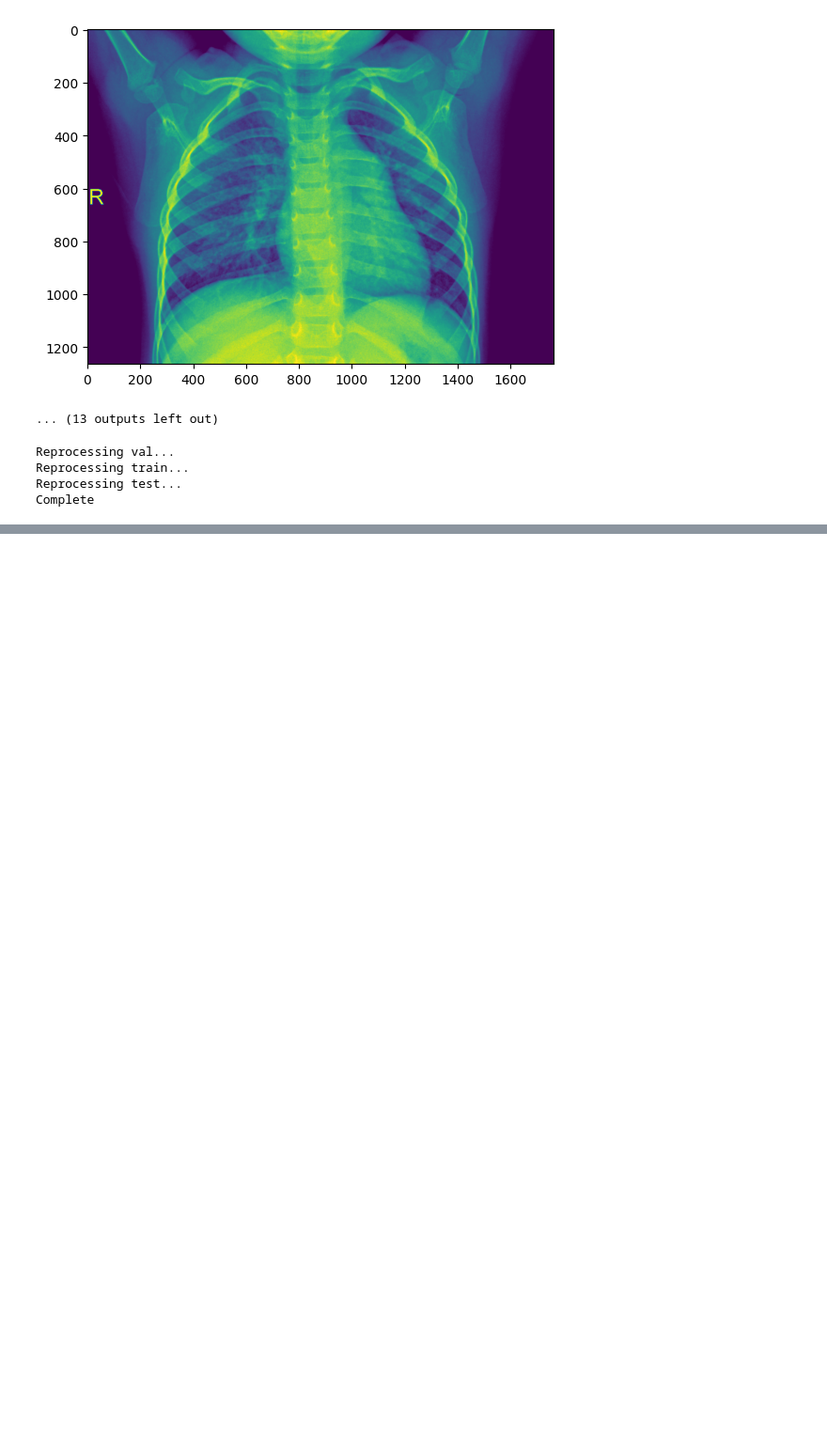
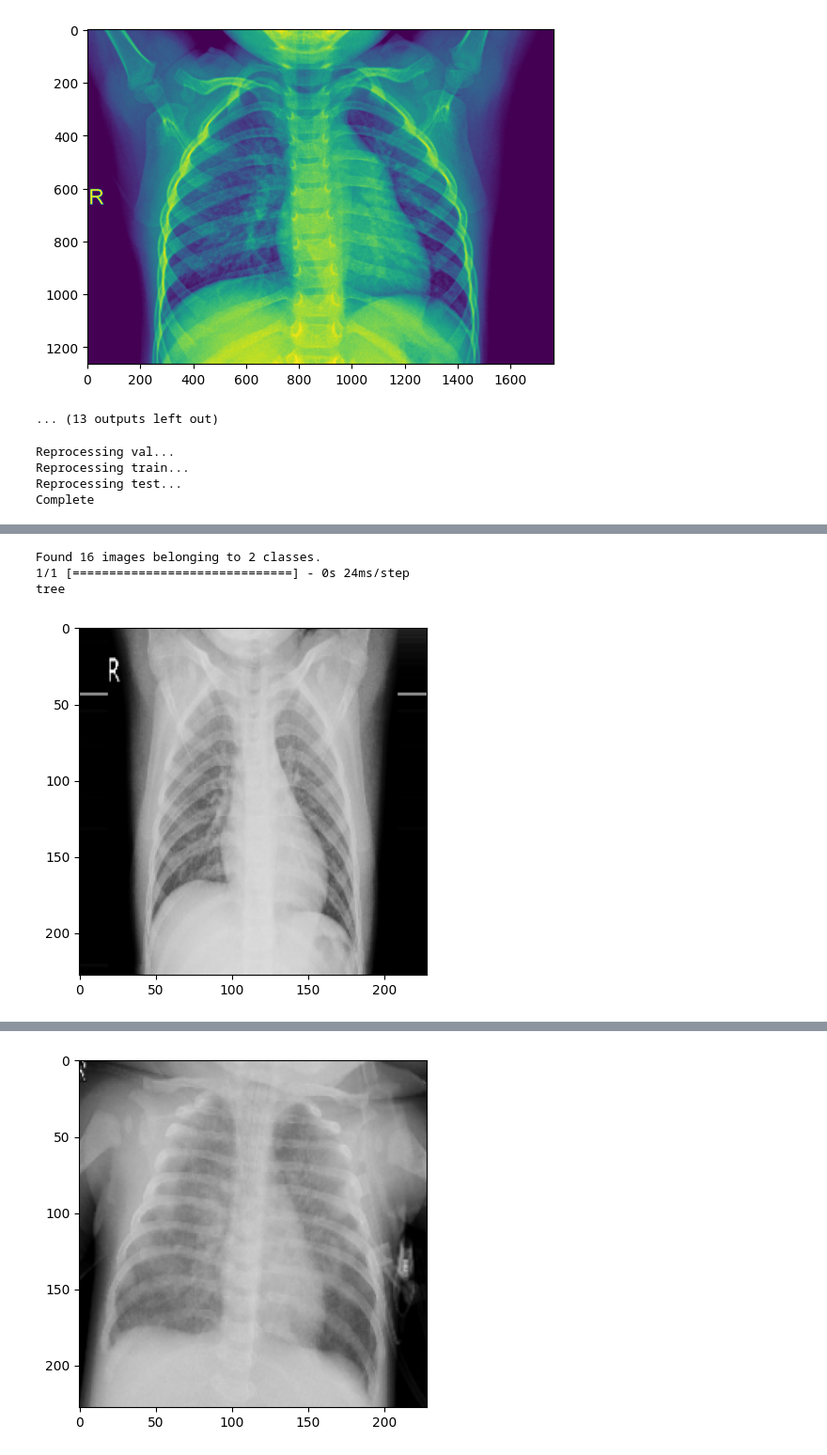
Before and after one commit to beekhof/ml, a Jupyter notebook: ImageClassify.ipynb, the cells around one changed output, grey strips where cells are left out. Shown at 94% size. Cells and saved outputs as stored; diff of their text form; code cells hidden in the pictures; blank space fills up the shorter version.

```diff
--- a/ImageClassify.ipynb
+++ b/ImageClassify.ipynb
@@ -249,0 +289,22 @@ Complete
+# %%
+# Set stop to 5 epochs
+callback = tf.keras.callbacks.EarlyStopping(
+    monitor='accuracy',
+    restore_best_weights=True,
+    patience=5
+)
+
+# Warning: the step below takes ~40min.
+
+# Save weights after implemeting callback to later compare
+history = altmodel.fit(
+        generators['train'],
+        steps_per_epoch=2084 // batch_size, # 2084 is train generator result
+        epochs=30, # num of epochs will dictate speed of model
+        validation_data=generators['val'],
+        validation_steps=167 // batch_size, # 167 is validation generator result
+        callbacks=[callback]
+)
+# Create directory to save results
+#os.mkdir('models')
+altmodel.save('models/model_01.keras')
@@ -249,0 +331,27 @@ Complete
+# %%
+
+# Validation generator with batch size = 1
+
+#generators['val'].batch_size = 1
+
+path = "{}/{}/PNEUMONIA".format(dataset_root, folder)
+path = "{}/{}".format(dataset_root, folder)
+generator = train_datagen.flow_from_directory(
+    path,
+    target_size=target_size,
+    batch_size=1,
+    class_mode='binary')
+
+# Preview examples from validation set and labels predicted from baseline model
+for _ in range(5):
+    x = next(generators['val'])[0]
+    #print(x)
+    print('tree' if altmodel.predict(x)[0][0] > 0.5 else 'not_tree')
+    matplotlib.pyplot.imshow(x.reshape((228, 228, 3)))
+    matplotlib.pyplot.show()
+    print()
+# %% [output]
+Found 16 images belonging to 2 classes.
+1/1 [==============================] - 0s 24ms/step
+tree
+[figure, added]
@@ -249,0 +360 @@ Complete
+[figure, added]
```
Also changed, not shown: parts of 8 cells of this notebook, 1 other file.
